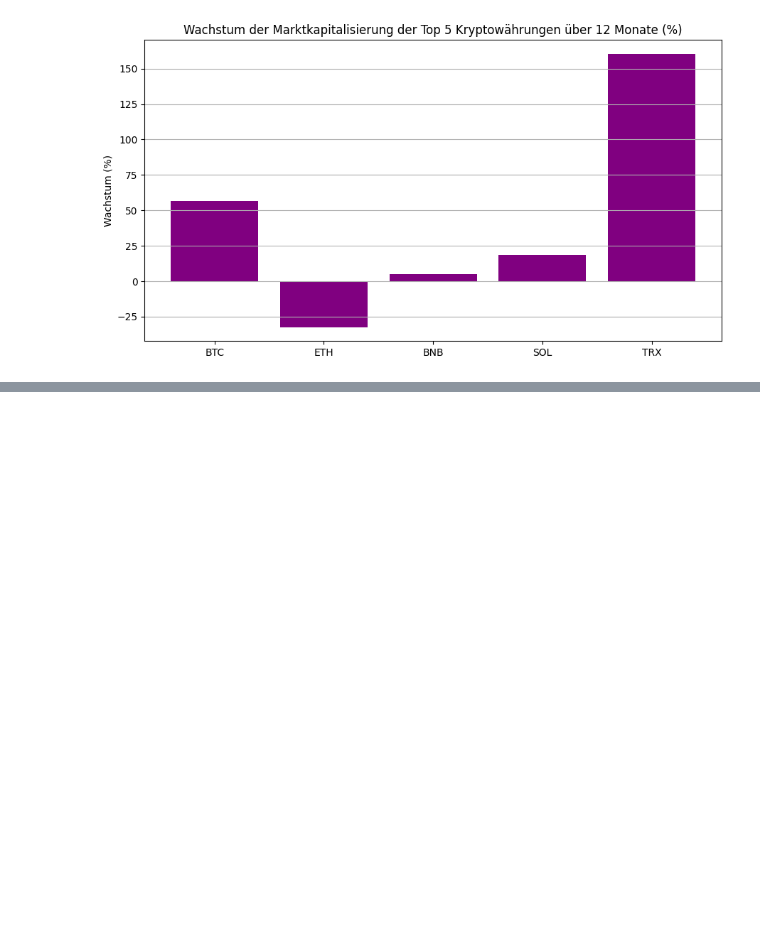
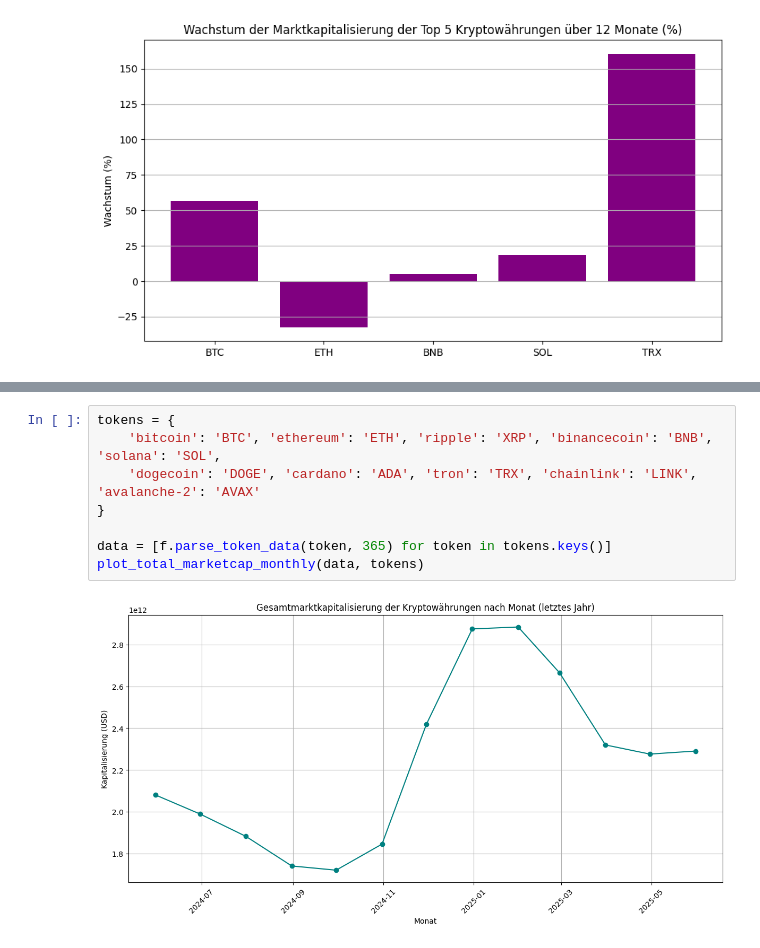
Before and after one commit to moyu1011-hka/hausarbeit-info2, a Jupyter notebook: Frage_III_Marktkapitalisierung.ipynb, the cells around one changed output, grey strips where cells are left out. Cells and saved outputs as stored; diff of their text form; blank space fills up the shorter version.

```diff
--- a/Frage_III_Marktkapitalisierung.ipynb
+++ b/Frage_III_Marktkapitalisierung.ipynb
@@ -107,0 +146,10 @@ plot_top_5_marketcap_growth(data, tokens)
+# %%
+tokens = {
+    'bitcoin': 'BTC', 'ethereum': 'ETH', 'ripple': 'XRP', 'binancecoin': 'BNB', 'solana': 'SOL',
+    'dogecoin': 'DOGE', 'cardano': 'ADA', 'tron': 'TRX', 'chainlink': 'LINK', 'avalanche-2': 'AVAX'
+}
+
+data = [f.parse_token_data(token, 365) for token in tokens.keys()]
+plot_total_marketcap_monthly(data, tokens)
+# %% [output]
+[figure, added]
```
Also changed, not shown: parts of 1 cell of this notebook.
